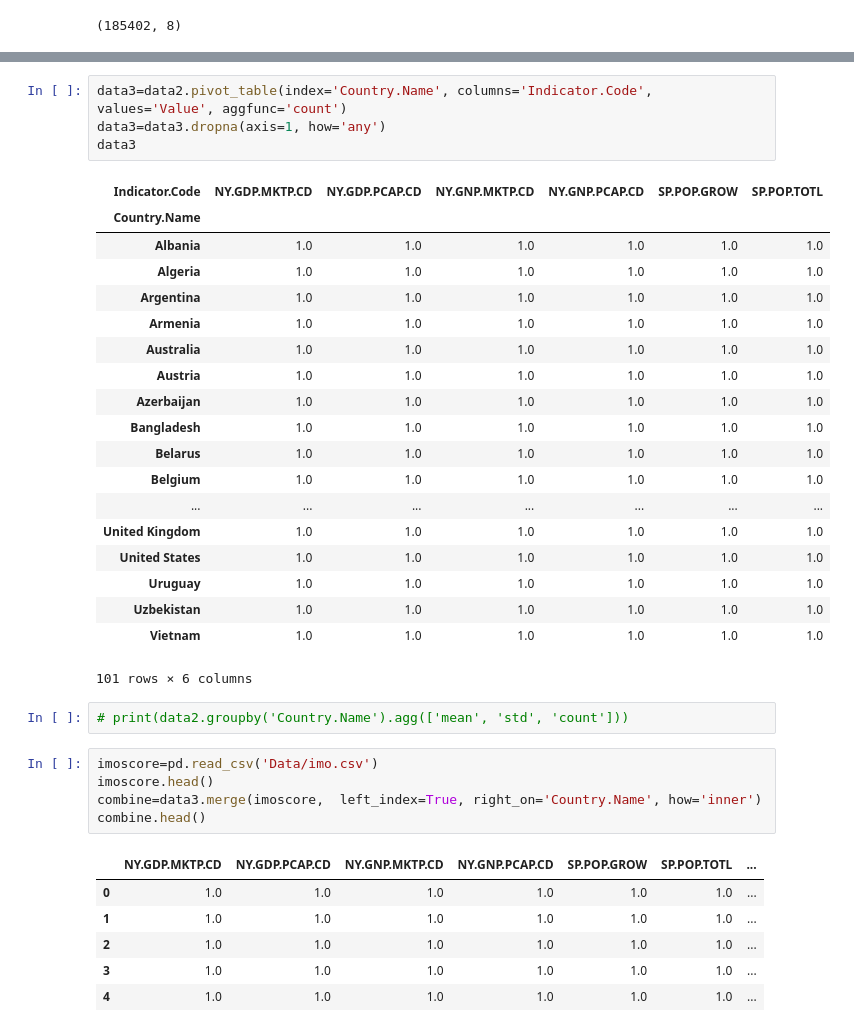
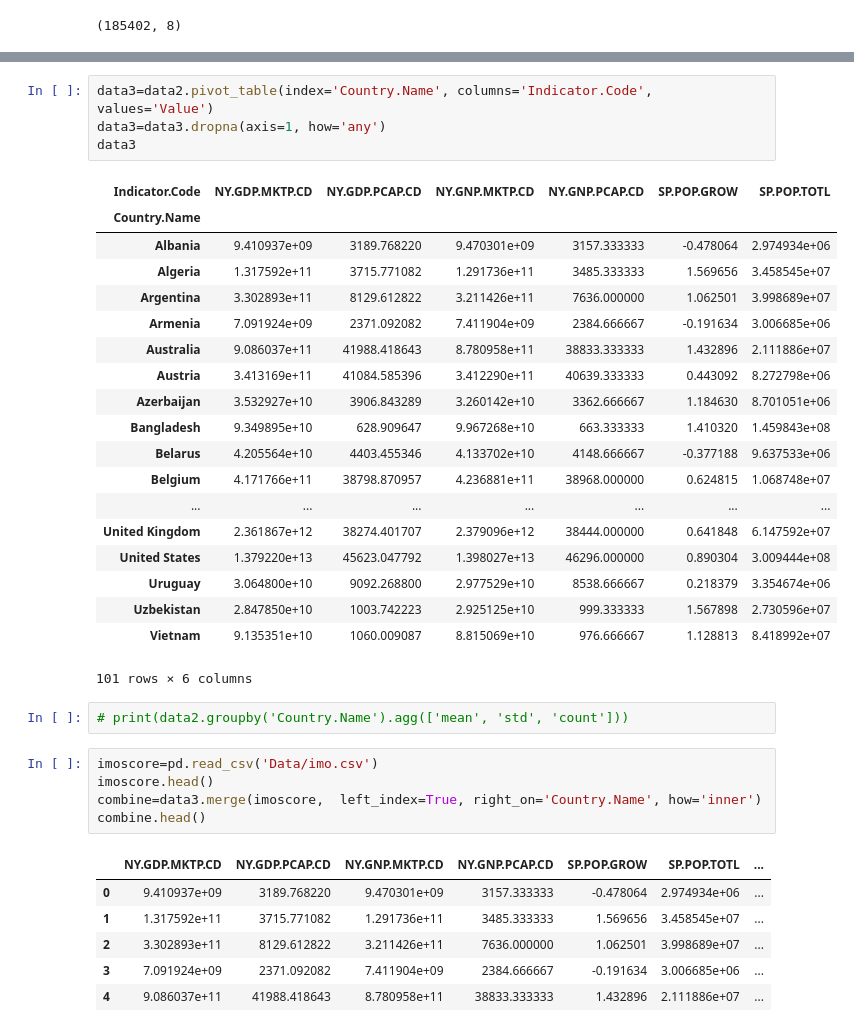
Before and after one commit to alexucb/Data-Challenge, a Jupyter notebook: SlingMedia-1.ipynb, the cells around one changed output, grey strips where cells are left out. Cells and saved outputs as stored; diff of their text form.

```diff
--- a/SlingMedia-1.ipynb
+++ b/SlingMedia-1.ipynb
@@ -62,26 +74,26 @@ data2.head()
 # %%
-data3=data2.pivot_table(index='Country.Name', columns='Indicator.Code', values='Value', aggfunc='count')
+data3=data2.pivot_table(index='Country.Name', columns='Indicator.Code', values='Value')
 data3=data3.dropna(axis=1, how='any')
 data3
 # %% [output]
 | Indicator.Code | NY.GDP.MKTP.CD | NY.GDP.PCAP.CD | NY.GNP.MKTP.CD | NY.GNP.PCAP.CD | SP.POP.GROW | SP.POP.TOTL |
 | Country.Name |  |  |  |  |  |  |
-| Albania | 1.0 | 1.0 | 1.0 | 1.0 | 1.0 | 1.0 |
-| Algeria | 1.0 | 1.0 | 1.0 | 1.0 | 1.0 | 1.0 |
-| Argentina | 1.0 | 1.0 | 1.0 | 1.0 | 1.0 | 1.0 |
-| Armenia | 1.0 | 1.0 | 1.0 | 1.0 | 1.0 | 1.0 |
-| Australia | 1.0 | 1.0 | 1.0 | 1.0 | 1.0 | 1.0 |
-| Austria | 1.0 | 1.0 | 1.0 | 1.0 | 1.0 | 1.0 |
-| Azerbaijan | 1.0 | 1.0 | 1.0 | 1.0 | 1.0 | 1.0 |
-| Bangladesh | 1.0 | 1.0 | 1.0 | 1.0 | 1.0 | 1.0 |
-| Belarus | 1.0 | 1.0 | 1.0 | 1.0 | 1.0 | 1.0 |
-| Belgium | 1.0 | 1.0 | 1.0 | 1.0 | 1.0 | 1.0 |
+| Albania | 9.410937e+09 | 3189.768220 | 9.470301e+09 | 3157.333333 | -0.478064 | 2.974934e+06 |
+| Algeria | 1.317592e+11 | 3715.771082 | 1.291736e+11 | 3485.333333 | 1.569656 | 3.458545e+07 |
+| Argentina | 3.302893e+11 | 8129.612822 | 3.211426e+11 | 7636.000000 | 1.062501 | 3.998689e+07 |
+| Armenia | 7.091924e+09 | 2371.092082 | 7.411904e+09 | 2384.666667 | -0.191634 | 3.006685e+06 |
+| Australia | 9.086037e+11 | 41988.418643 | 8.780958e+11 | 38833.333333 | 1.432896 | 2.111886e+07 |
+| Austria | 3.413169e+11 | 41084.585396 | 3.412290e+11 | 40639.333333 | 0.443092 | 8.272798e+06 |
+| Azerbaijan | 3.532927e+10 | 3906.843289 | 3.260142e+10 | 3362.666667 | 1.184630 | 8.701051e+06 |
+| Bangladesh | 9.349895e+10 | 628.909647 | 9.967268e+10 | 663.333333 | 1.410320 | 1.459843e+08 |
+| Belarus | 4.205564e+10 | 4403.455346 | 4.133702e+10 | 4148.666667 | -0.377188 | 9.637533e+06 |
+| Belgium | 4.171766e+11 | 38798.870957 | 4.236881e+11 | 38968.000000 | 0.624815 | 1.068748e+07 |
 | ... | ... | ... | ... | ... | ... | ... |
-| United Kingdom | 1.0 | 1.0 | 1.0 | 1.0 | 1.0 | 1.0 |
-| United States | 1.0 | 1.0 | 1.0 | 1.0 | 1.0 | 1.0 |
-| Uruguay | 1.0 | 1.0 | 1.0 | 1.0 | 1.0 | 1.0 |
-| Uzbekistan | 1.0 | 1.0 | 1.0 | 1.0 | 1.0 | 1.0 |
-| Vietnam | 1.0 | 1.0 | 1.0 | 1.0 | 1.0 | 1.0 |
+| United Kingdom | 2.361867e+12 | 38274.401707 | 2.379096e+12 | 38444.000000 | 0.641848 | 6.147592e+07 |
+| United States | 1.379220e+13 | 45623.047792 | 1.398027e+13 | 46296.000000 | 0.890304 | 3.009444e+08 |
+| Uruguay | 3.064800e+10 | 9092.268800 | 2.977529e+10 | 8538.666667 | 0.218379 | 3.354674e+06 |
+| Uzbekistan | 2.847850e+10 | 1003.742223 | 2.925125e+10 | 999.333333 | 1.567898 | 2.730596e+07 |
+| Vietnam | 9.135351e+10 | 1060.009087 | 8.815069e+10 | 976.666667 | 1.128813 | 8.418992e+07 |
 101 rows × 6 columns
 # %%
 # print(data2.groupby('Country.Name').agg(['mean', 'std', 'count']))
@@ -92,11 +104,11 @@ combine=data3.merge(imoscore,  left_index=True, right_on='Country.Name', how='in
 combine.head()
 # %% [output]
 |  | NY.GDP.MKTP.CD | NY.GDP.PCAP.CD | NY.GNP.MKTP.CD | NY.GNP.PCAP.CD | SP.POP.GROW | SP.POP.TOTL | ... |
-| 0 | 1.0 | 1.0 | 1.0 | 1.0 | 1.0 | 1.0 | ... |
-| 1 | 1.0 | 1.0 | 1.0 | 1.0 | 1.0 | 1.0 | ... |
-| 2 | 1.0 | 1.0 | 1.0 | 1.0 | 1.0 | 1.0 | ... |
-| 3 | 1.0 | 1.0 | 1.0 | 1.0 | 1.0 | 1.0 | ... |
-| 4 | 1.0 | 1.0 | 1.0 | 1.0 | 1.0 | 1.0 | ... |
+| 0 | 9.410937e+09 | 3189.768220 | 9.470301e+09 | 3157.333333 | -0.478064 | 2.974934e+06 | ... |
+| 1 | 1.317592e+11 | 3715.771082 | 1.291736e+11 | 3485.333333 | 1.569656 | 3.458545e+07 | ... |
+| 2 | 3.302893e+11 | 8129.612822 | 3.211426e+11 | 7636.000000 | 1.062501 | 3.998689e+07 | ... |
+| 3 | 7.091924e+09 | 2371.092082 | 7.411904e+09 | 2384.666667 | -0.191634 | 3.006685e+06 | ... |
+| 4 | 9.086037e+11 | 41988.418643 | 8.780958e+11 | 38833.333333 | 1.432896 | 2.111886e+07 | ... |
 # %%
 combine=combine[['Country.Name','NY.GDP.MKTP.CD','NY.GDP.PCAP.CD','NY.GNP.MKTP.CD','NY.GNP.PCAP.CD','SP.POP.GROW','SP.POP.TOTL','Mean.Rank']]
 combine.head()
```
Also changed, not shown: parts of 10 cells of this notebook.
